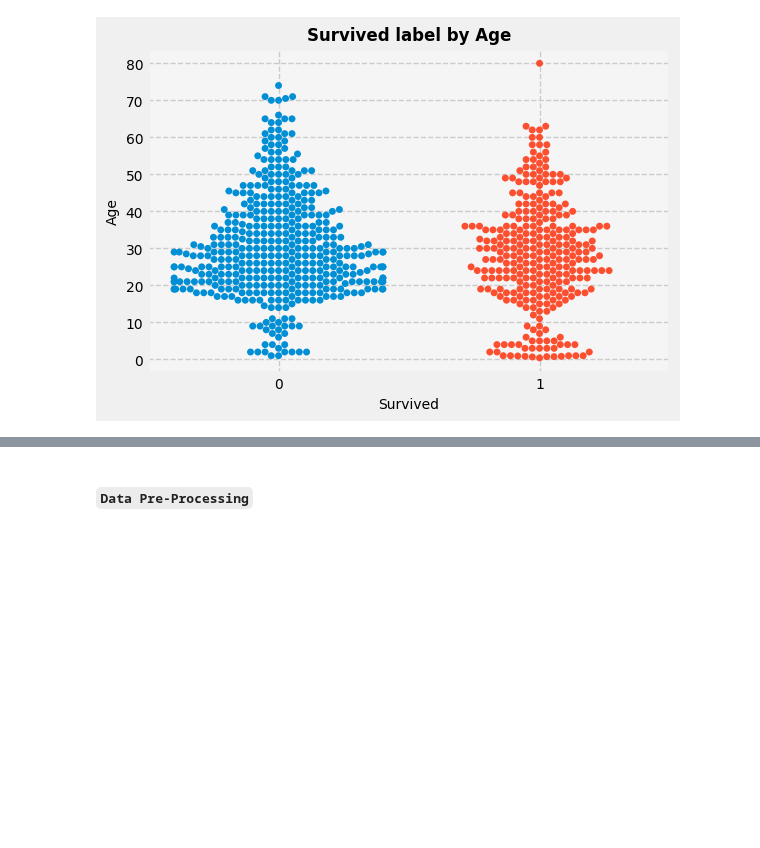
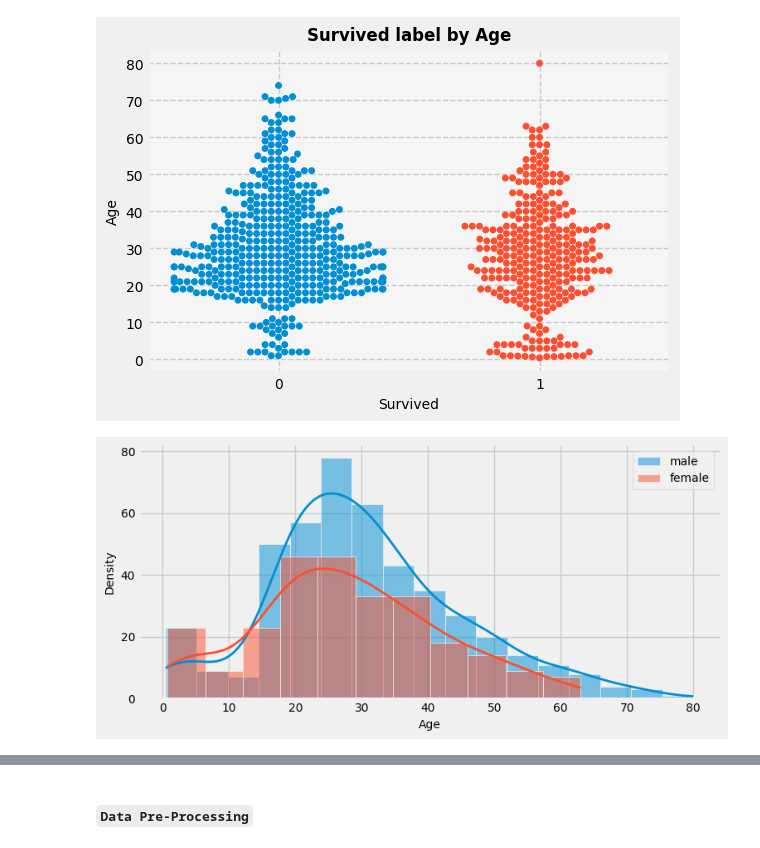
Before and after one commit to sranillac/SRC_UniOvi, a Jupyter notebook: ML-IA/src/Titanic/SRC_EDA_Viz_PreProcess.ipynb, the cells around one changed output, grey strips where cells are left out. Saved outputs shown, nothing was run; the diff lists cells and outputs as text; code cells hidden in the pictures; blank space fills up the shorter version.

Commit message:
titanic_classif

```diff
--- a/ML-IA/src/Titanic/SRC_EDA_Viz_PreProcess.ipynb
+++ b/ML-IA/src/Titanic/SRC_EDA_Viz_PreProcess.ipynb
@@ -102,2 +102,13 @@ ax.tick_params(axis = 'x', labelsize = 10)
 # %% [output]
 [figure]
+# %%
+# Visualization - Distribution of Sex and Age
+fig = sns.FacetGrid(df_titanic, hue = 'Sex', height = 4, aspect = 2)
+fig.map(sns.histplot, 'Age', kde = True, line_kws = {'lw': 2})
+fig.set_axis_labels('Age', 'Density', fontsize = 10)
+plt.xticks(fontsize = 10)
+plt.yticks(fontsize = 10)
+legend = plt.legend(prop = {'size': 10}, frameon = True, loc = 'upper right')
+legend.get_frame().set_linewidth(0.5);
+# %% [output]
+[figure, added]
```
Also changed, not shown: parts of 3 cells of this notebook.
